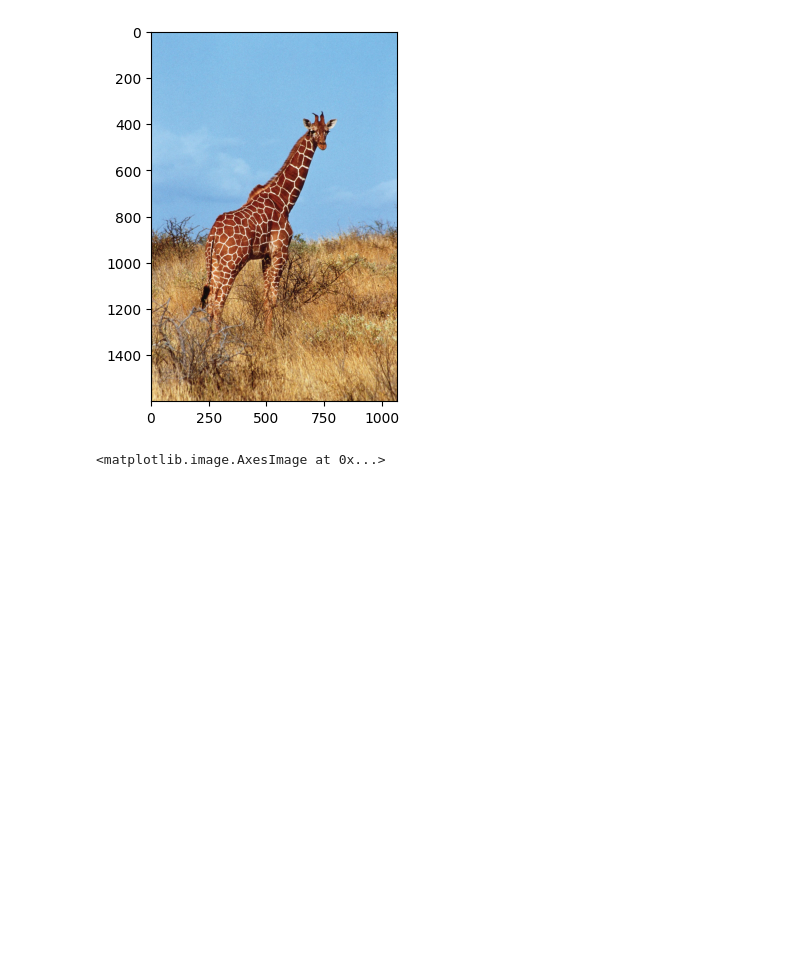
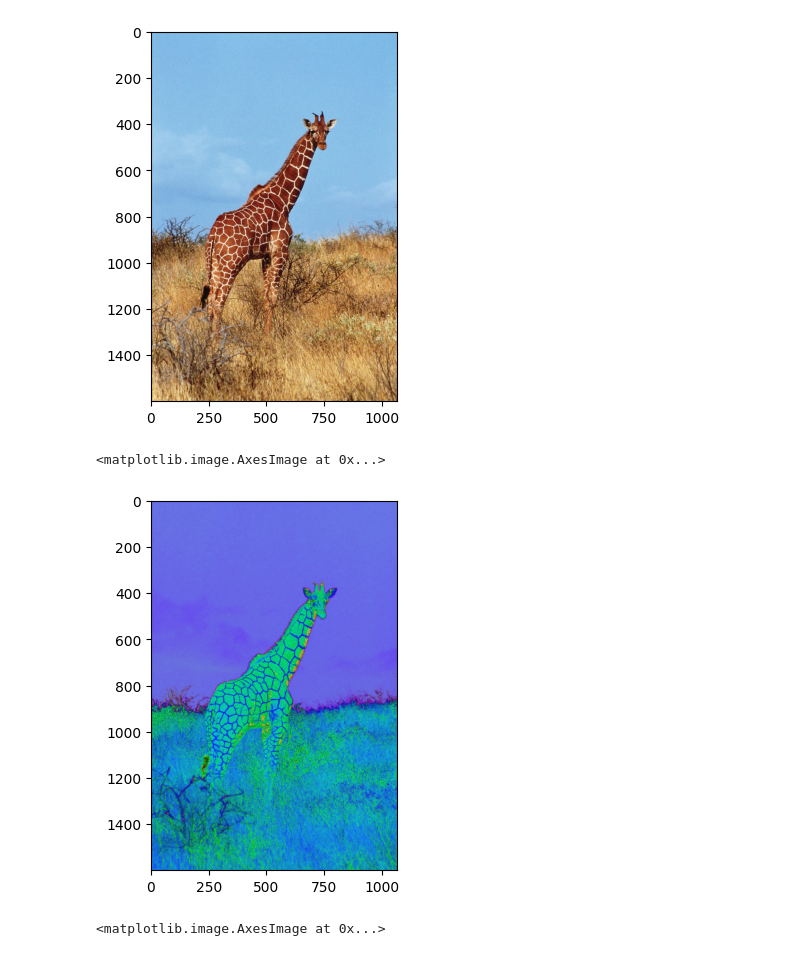
Before and after one commit to Sm1321/Open_CV, a Jupyter notebook: 005. Color Thresholding/Color_Thresholding/color_thresholding.ipynb, the cells around one changed output. Drawn from its saved outputs; the diff is of its cells as text; code cells hidden in the pictures; blank space fills up the shorter version.

```diff
--- a/005. Color Thresholding/Color_Thresholding/color_thresholding.ipynb
+++ b/005. Color Thresholding/Color_Thresholding/color_thresholding.ipynb
@@ -31,7 +31,7 @@ print(image)
   [ 69 101 141]
   [ 87 118 159]]]
 # %%
-image = cv2.imread("../images/giraffe-Kenya.png")
+# image = cv2.imread("../images/giraffe-Kenya.png")
 # %%
 cv2.imshow("Image window", image)
 # %%
@@ -42,4 +42,9 @@ plt.imshow(image_rgb)
 # %% [output]
 <matplotlib.image.AxesImage at 0x...>
 [figure]
+# %%
+plt.imshow(image_hsv)
+# %% [output]
+<matplotlib.image.AxesImage at 0x...>
+[figure, added]
 # %%
```
Also changed, not shown: parts of 2 cells of this notebook.
